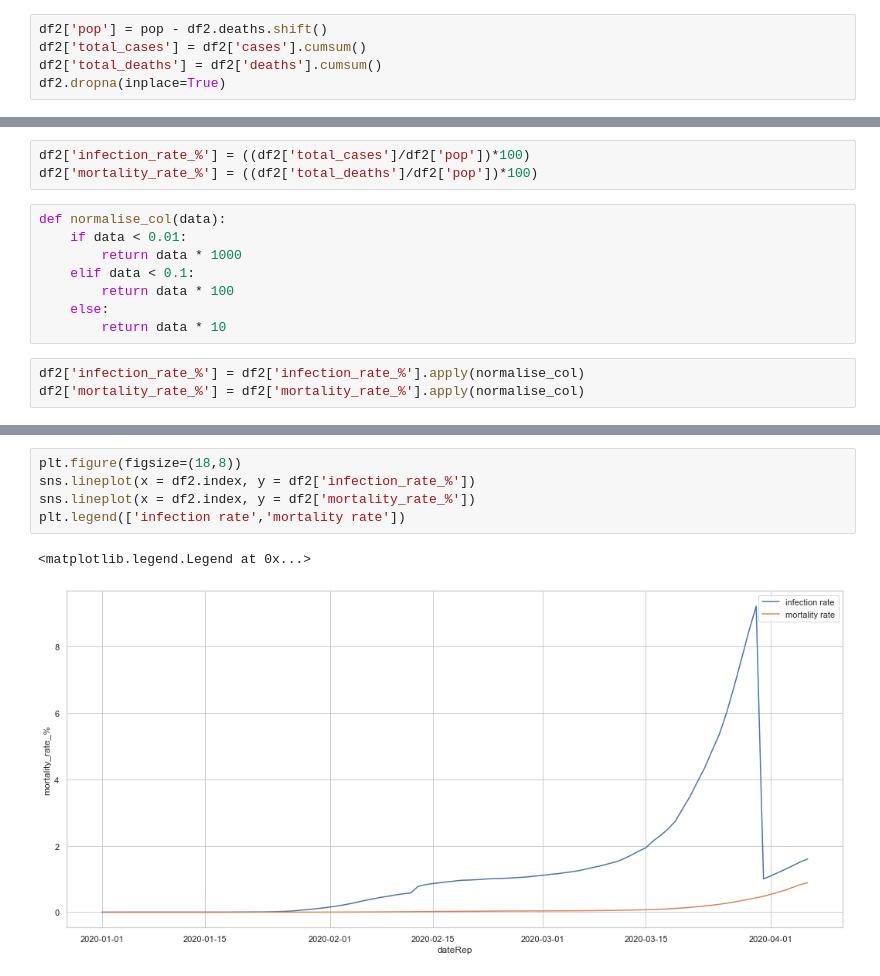
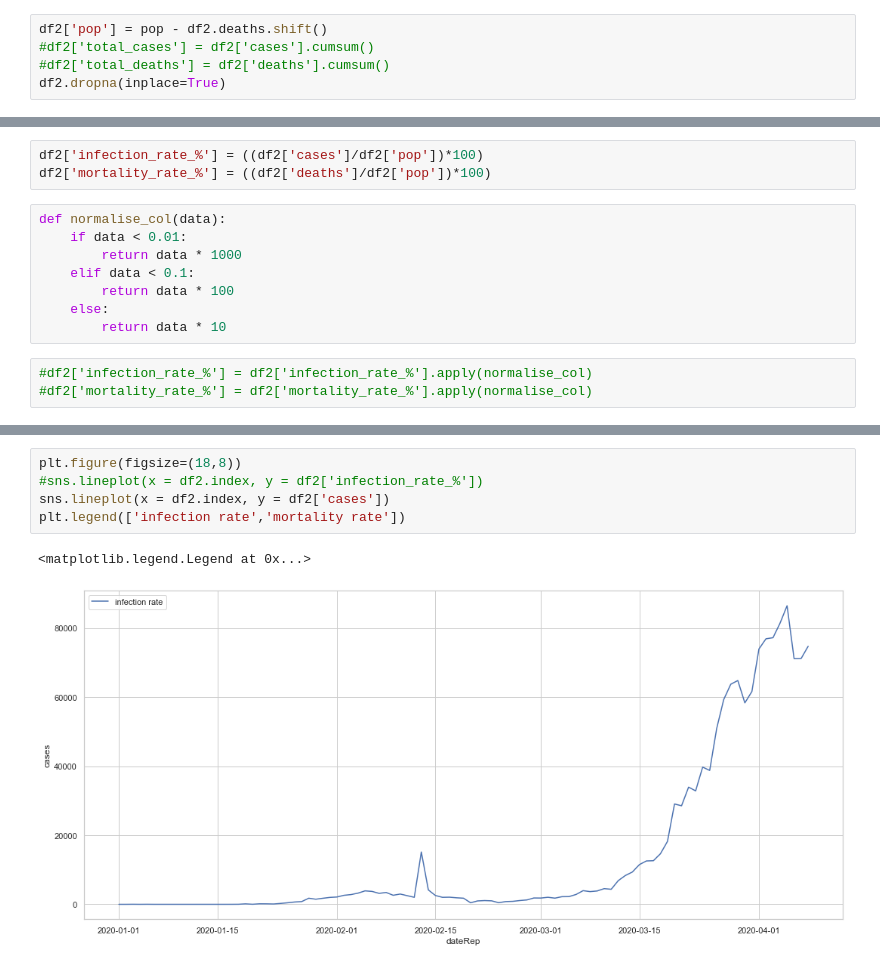
Before and after one commit to ekanime/COVID-19, a Jupyter notebook: covid-19.ipynb, the cells around one changed output, grey strips where cells are left out. Saved outputs shown, nothing was run; the diff lists cells and outputs as text.

Commit message:
Still trying to figure out the infection rate

```diff
--- a/covid-19.ipynb
+++ b/covid-19.ipynb
@@ -58,14 +58,14 @@ pop = 7.75 * 1000000000
 df2 = df.groupby(df.dateRep)['cases','deaths'].sum()
 # %%
 df2['pop'] = pop - df2.deaths.shift()
-df2['total_cases'] = df2['cases'].cumsum()
-df2['total_deaths'] = df2['deaths'].cumsum()
+#df2['total_cases'] = df2['cases'].cumsum()
+#df2['total_deaths'] = df2['deaths'].cumsum()
 df2.dropna(inplace=True)
 # %%
 df2['pop'] = df2['pop'].apply(lambda x : ((x+2.5)-1))
 # %%
-df2['infection_rate_%'] = ((df2['total_cases']/df2['pop'])*100)
-df2['mortality_rate_%'] = ((df2['total_deaths']/df2['pop'])*100)
+df2['infection_rate_%'] = ((df2['cases']/df2['pop'])*100)
+df2['mortality_rate_%'] = ((df2['deaths']/df2['pop'])*100)
 # %%
 def normalise_col(data):
     if data < 0.01:
@@ -75,5 +75,5 @@ def normalise_col(data):
     else:
         return data * 10
 # %%
-df2['infection_rate_%'] = df2['infection_rate_%'].apply(normalise_col)
-df2['mortality_rate_%'] = df2['mortality_rate_%'].apply(normalise_col)
+#df2['infection_rate_%'] = df2['infection_rate_%'].apply(normalise_col)
+#df2['mortality_rate_%'] = df2['mortality_rate_%'].apply(normalise_col)
@@ -84,8 +95,8 @@ df2['mortality_rate_%'] = df2['mortality_rate_%'].apply(normalise_col)
 # %%
 plt.figure(figsize=(18,8))
-sns.lineplot(x = df2.index, y = df2['infection_rate_%'])
-sns.lineplot(x = df2.index, y = df2['mortality_rate_%'])
+#sns.lineplot(x = df2.index, y = df2['infection_rate_%'])
+sns.lineplot(x = df2.index, y = df2['cases'])
 plt.legend(['infection rate','mortality rate'])
 # %% [output]
 <matplotlib.legend.Legend at 0x...>
-[figure, old version]
+[figure, new version]
```
Also changed, not shown: parts of 21 cells of this notebook, 2 other files.
